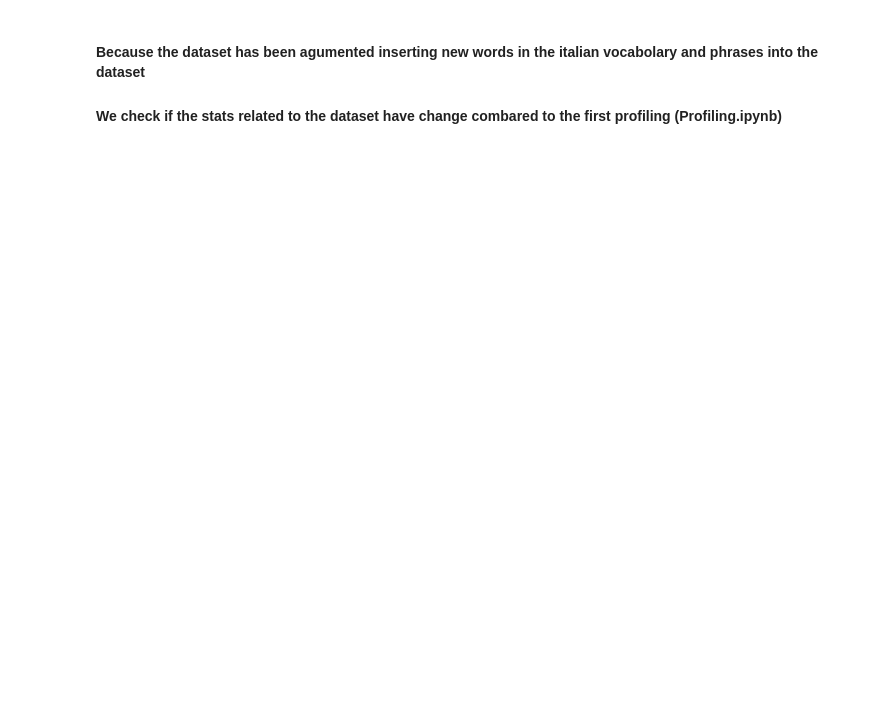
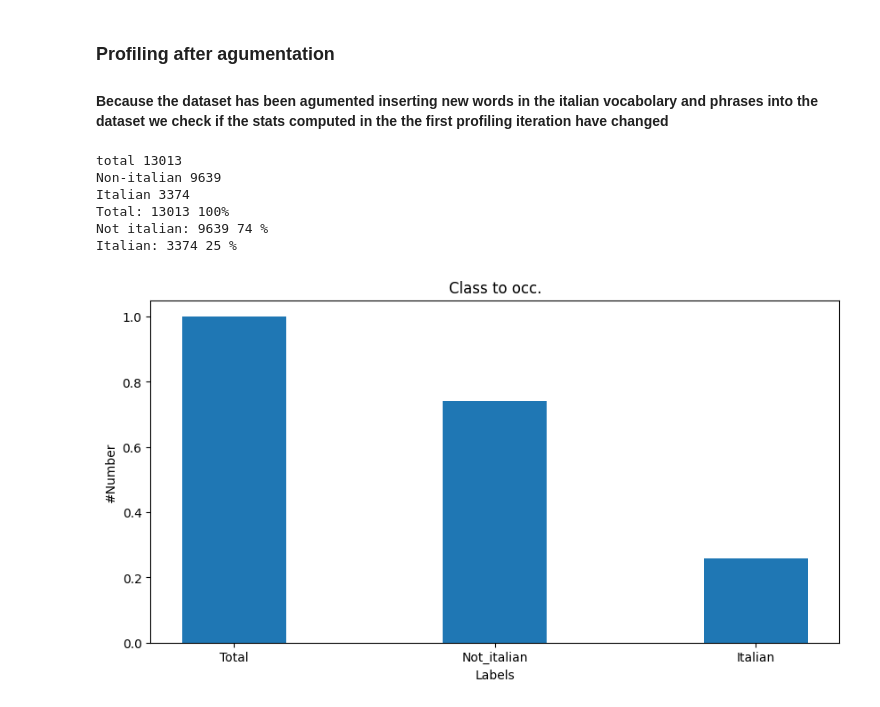
Before and after one commit to magicWiss/Language-Detection, a Jupyter notebook: notebooks/Profiling/Profiling_after_agumentation.ipynb, the cells around one changed output. Saved outputs shown, nothing was run; the diff lists cells and outputs as text; code cells hidden in the pictures; blank space fills up the shorter version.

```diff
--- a/notebooks/Profiling/Profiling_after_agumentation.ipynb
+++ b/notebooks/Profiling/Profiling_after_agumentation.ipynb
@@ -1,6 +1,6 @@
 # %% [markdown]
-#### Because the dataset has been agumented inserting new words in the italian vocabolary and phrases into the dataset
-#### We check if the stats related to the dataset have change combared to the first profiling (Profiling.ipynb)
+### Profiling after agumentation
+#### Because the dataset has been agumented inserting new words in the italian vocabolary and phrases into the dataset we check if the stats computed in the the first profiling iteration have changed
 # %%
 ## Data profiling
 ### 4. Profiling of the dataset
@@ -16,4 +16,41 @@ dataset_agm=pd.read_csv('..\\..\\Dataset\\Dataset_agumented1.csv')
 parsed_dataset=pd.read_csv('..\\..\\Dataset\\Lang_det_parsed.csv')
+# %%
+#Analyzing the cardinality of italian and not italian datapoints present in the dataset
+italian_entry=dataset_agm[dataset_agm.Class == 1].shape[0]
+other=dataset_agm.shape[0]-italian_entry
+total=dataset_agm.shape[0]
+print('total',total)
+print('Non-italian', other)
+print('Italian',italian_entry)
+
+print('Total:',total, '100%')
+
+print('Not italian:',other,int((other/total)*100),'%')
+print('Italian:',italian_entry,int((italian_entry/total)*100),'%')
+# %% [output]
+total 13013
+Non-italian 9639
+Italian 3374
+Total: 13013 100%
+Not italian: 9639 74 %
+Italian: 3374 25 %
+# %%
+#Plotting the data computed in the prev. cell
+entyes={'Total':total/total ,'Not_italian':other/total, 'Italian': italian_entry/total}
+Label = list(entyes.keys())
+occ = list(entyes.values())
+fig = plt.figure(figsize = (10, 5))
+
+# creating the bar plot
+plt.bar(Label, occ,
+        width = 0.4)
+
+plt.xlabel("Labels")
+plt.ylabel("#Number")
+plt.title("Class to occ.")
+plt.show()
+# %% [output]
+[figure, added]
 # %%
 #### Analyzing word stats for italian and not italian observation
 #AVG word length of italian texet
```
Also changed, not shown: parts of 10 cells of this notebook, 37 other files.
